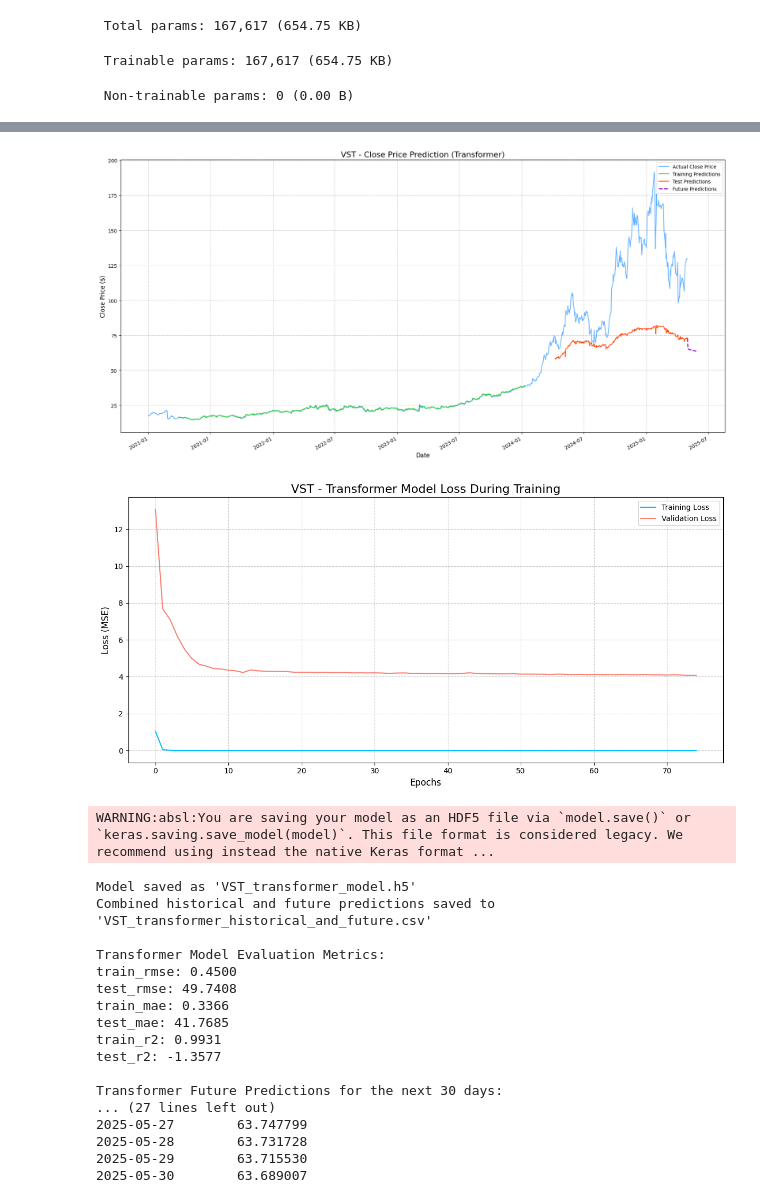
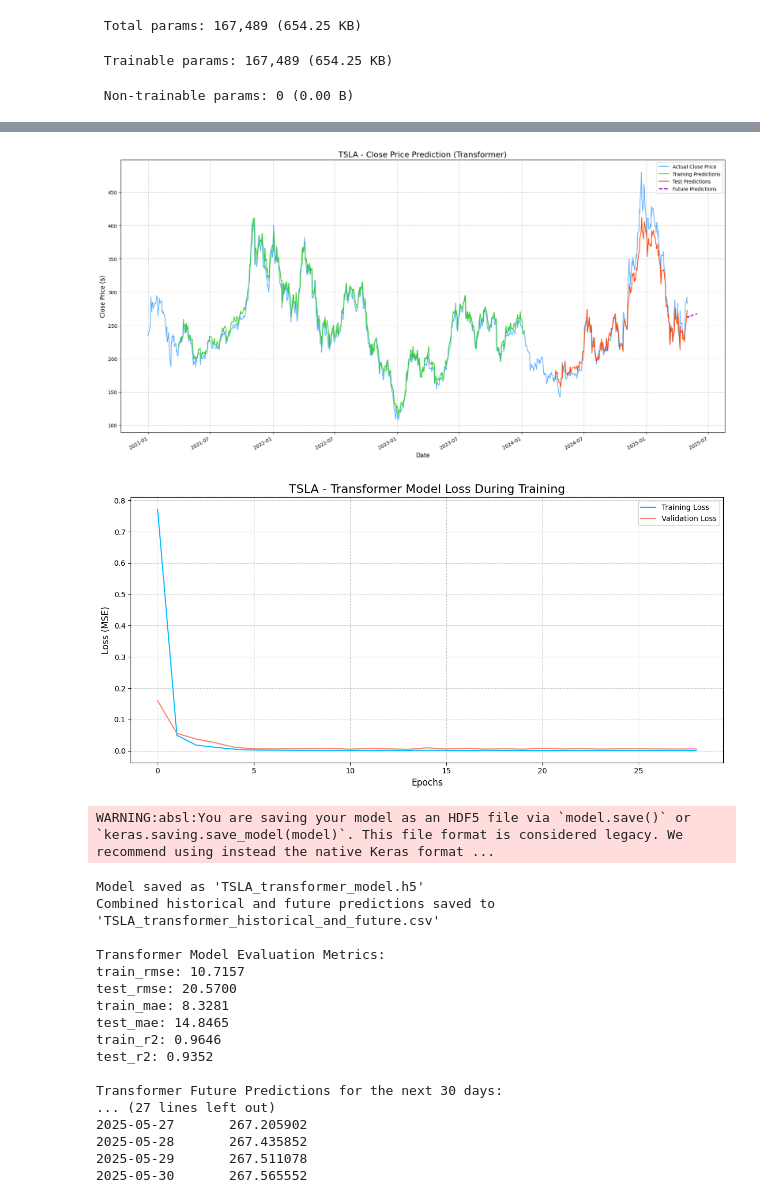
Before and after one commit to luke-schumacher/ML_Final_Project, a Jupyter notebook: Lusofona/TF_Stock_Prediction.ipynb, the cells around one changed output, grey strips where cells are left out. Cells and saved outputs as stored; diff of their text form; code cells hidden in the pictures.

```diff
--- a/Lusofona/TF_Stock_Prediction.ipynb
+++ b/Lusofona/TF_Stock_Prediction.ipynb
@@ -16,7 +16,7 @@ from datetime import timedelta, datetime
 # %%
 FEATURES_TO_USE = [
     # Core price/volume (5)
-    'Close', 'High', 'Low', 'Volume', 'price_change_pct',
+    'Volume', 'price_change_pct',
 
     # Technical indicators (6)
     'MA_20', 'MA_50', 'MA_200', 'RSI', 'volatility_20d', 'momentum_10d',
@@ -726,7 +726,7 @@ def load_your_processed_data(ticker):
 # %%
 if __name__ == '__main__':
     # Set your desired stock ticker
-    GLOBAL_STOCK_TICKER = 'VST' # Make sure this matches your data file
+    GLOBAL_STOCK_TICKER = 'TSLA' # Make sure this matches your data file
 
     # Load your processed data
     processed_df = load_your_processed_data(GLOBAL_STOCK_TICKER)
@@ -791,5 +791,5 @@ Model: "transformer_model_15"
 └─────────────────────────────────┴────────────────────────┴───────────────┘
- Total params: 167,617 (654.75 KB)
+ Total params: 167,489 (654.25 KB)
- Trainable params: 167,617 (654.75 KB)
+ Trainable params: 167,489 (654.25 KB)
  Non-trainable params: 0 (0.00 B)
 Epoch 1/75
@@ -810,22 +810,22 @@ Future predictions saved to 'VST_transformer_future_predictions.csv'
 
 ==== Visualizing Predictions ====
-[figure, old version]
+[figure, new version]
-[figure, old version]
+[figure, new version]
 WARNING:absl:You are saving your model as an HDF5 file via `model.save()` or `keras.saving.save_model(model)`. This file format is considered legacy. We recommend using instead the native Keras format ...
-Model saved as 'VST_transformer_model.h5'
-Combined historical and future predictions saved to 'VST_transformer_historical_and_future.csv'
+Model saved as 'TSLA_transformer_model.h5'
+Combined historical and future predictions saved to 'TSLA_transformer_historical_and_future.csv'
 
 Transformer Model Evaluation Metrics:
-train_rmse: 0.4500
-test_rmse: 49.7408
-train_mae: 0.3366
-test_mae: 41.7685
-train_r2: 0.9931
-test_r2: -1.3577
+train_rmse: 10.7157
+test_rmse: 20.5700
+train_mae: 8.3281
+test_mae: 14.8465
+train_r2: 0.9646
+test_r2: 0.9352
 
 Transformer Future Predictions for the next 30 days:
 ... (27 lines left out)
-2025-05-27        63.747799
-2025-05-28        63.731728
-2025-05-29        63.715530
-2025-05-30        63.689007
+2025-05-27       267.205902
+2025-05-28       267.435852
+2025-05-29       267.511078
+2025-05-30       267.565552
```
Also changed, not shown: parts of 1 cell of this notebook, 16 other files.
